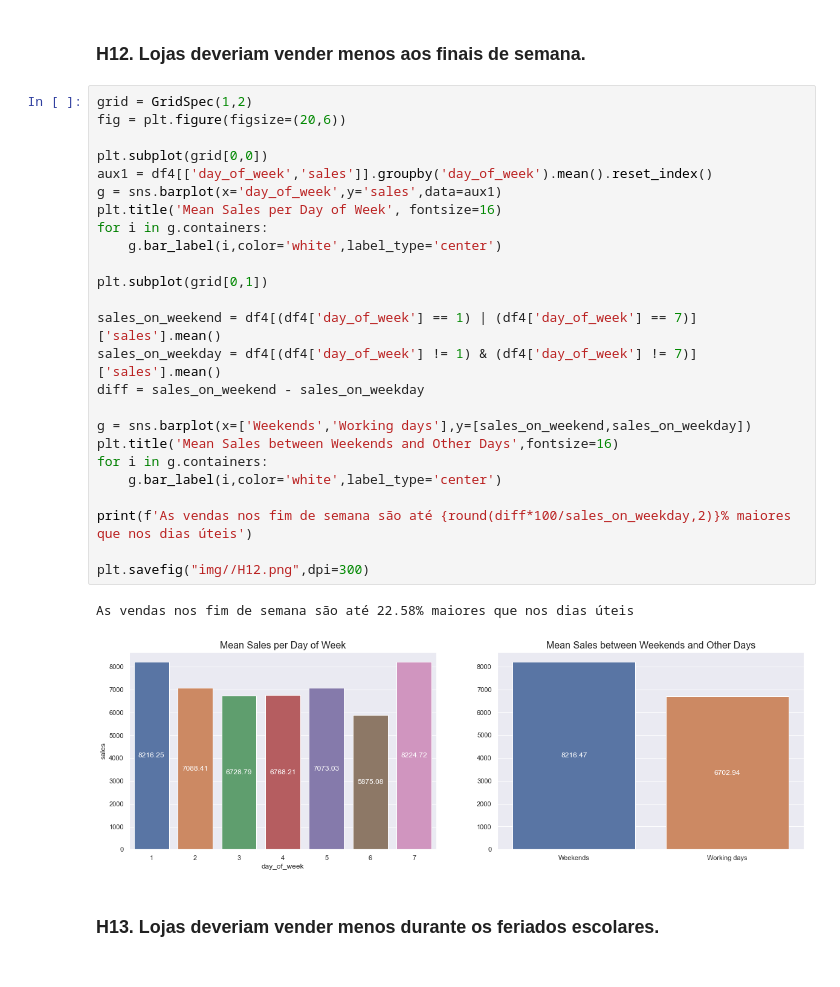
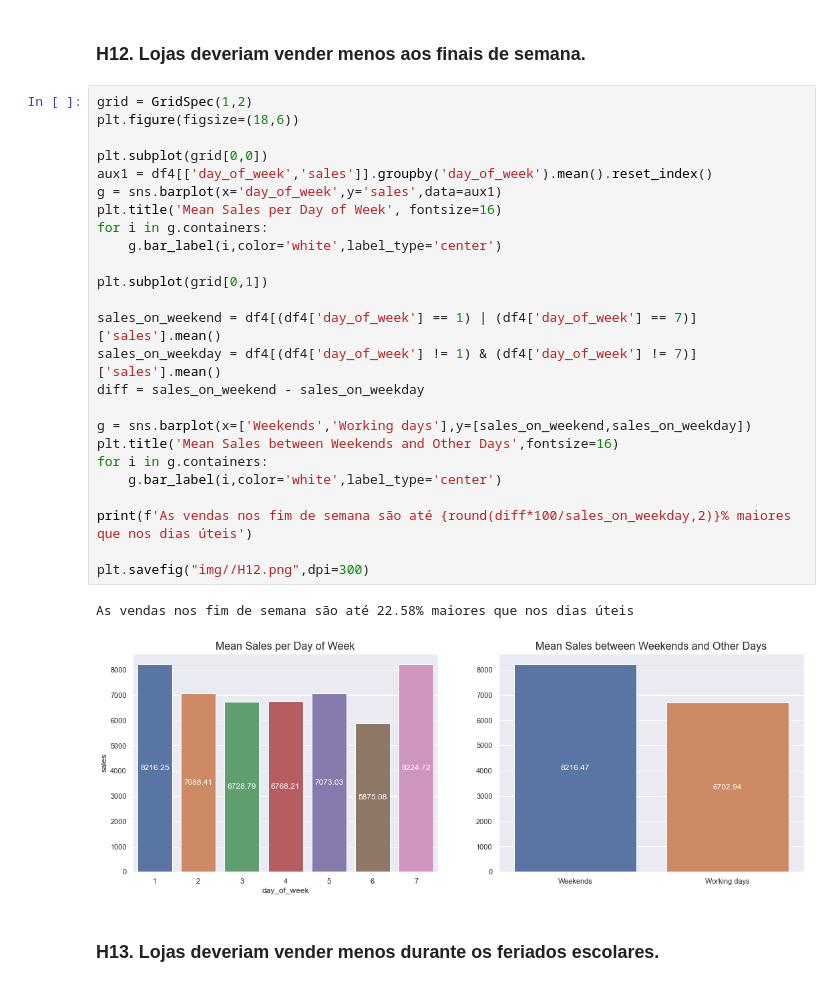
Before and after one commit to ArthurMesquita96/Rossmann-Predict-Sales, a Jupyter notebook: store_sales_predicton.ipynb, the cells around one changed output. Saved outputs shown, nothing was run; the diff lists cells and outputs as text.

```diff
--- a/store_sales_predicton.ipynb
+++ b/store_sales_predicton.ipynb
@@ -943,32 +943,32 @@ Após o dia 10, as vendas são em média 8% menores
 ### H12. Lojas deveriam vender menos aos finais de semana.
 # %%
 grid = GridSpec(1,2)
-fig = plt.figure(figsize=(20,6))
+plt.figure(figsize=(18,6))
 
 plt.subplot(grid[0,0])
 aux1 = df4[['day_of_week','sales']].groupby('day_of_week').mean().reset_index()
 g = sns.barplot(x='day_of_week',y='sales',data=aux1)
 plt.title('Mean Sales per Day of Week', fontsize=16)
 for i in g.containers:
     g.bar_label(i,color='white',label_type='center')
 
 plt.subplot(grid[0,1])
 
 sales_on_weekend = df4[(df4['day_of_week'] == 1) | (df4['day_of_week'] == 7)]['sales'].mean()
 sales_on_weekday = df4[(df4['day_of_week'] != 1) & (df4['day_of_week'] != 7)]['sales'].mean()
 diff = sales_on_weekend - sales_on_weekday
 
 g = sns.barplot(x=['Weekends','Working days'],y=[sales_on_weekend,sales_on_weekday])
 plt.title('Mean Sales between Weekends and Other Days',fontsize=16)
 for i in g.containers:
     g.bar_label(i,color='white',label_type='center')
 
 print(f'As vendas nos fim de semana são até {round(diff*100/sales_on_weekday,2)}% maiores que nos dias úteis')
 
 plt.savefig("img//H12.png",dpi=300)
 # %% [output]
 As vendas nos fim de semana são até 22.58% maiores que nos dias úteis
-[figure, old version]
+[figure, new version]
 # %% [markdown]
 ### H13. Lojas deveriam vender menos durante os feriados escolares.
 # %%
```
Also changed, not shown: parts of 2 cells of this notebook, 4 other files.
